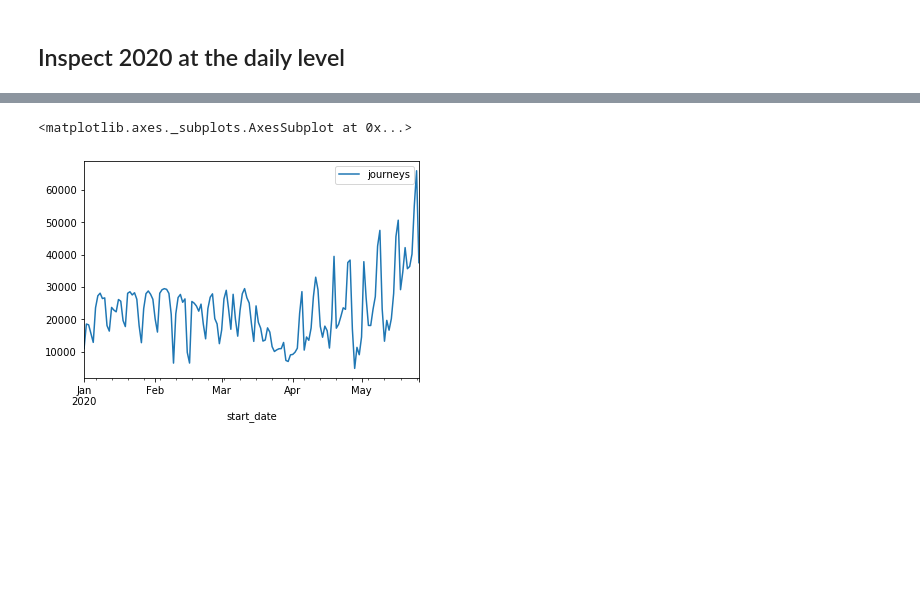
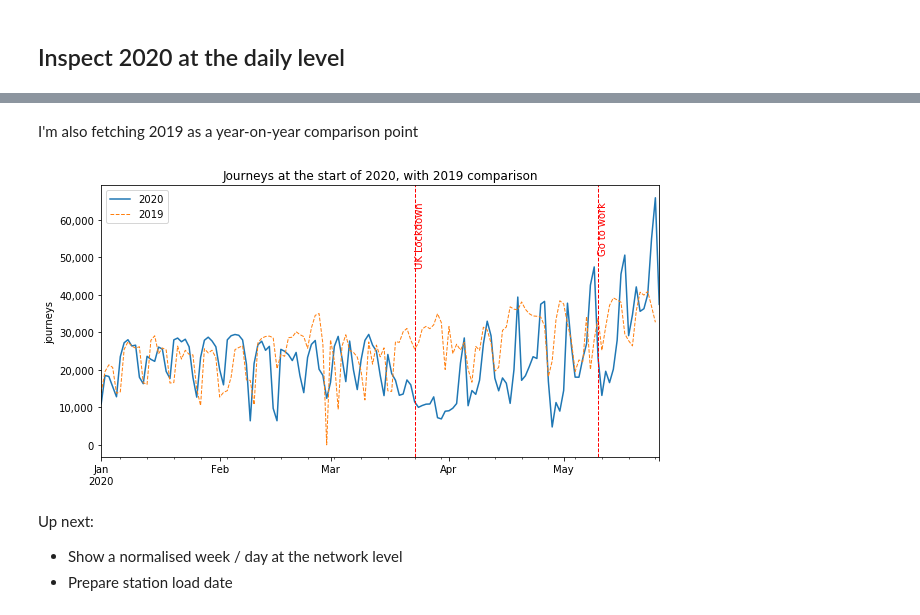
Before and after one commit to Peppers16/tfl_bike_project, a Jupyter notebook: notebooks/BSS_Exploration_MSP-1.ipynb, the cells around one changed output, grey strips where cells are left out. Drawn from its saved outputs; the diff is of its cells as text; code cells hidden in the pictures; blank space fills up the shorter version.

Commit message:
Several timeseries of journeys done.

```diff
--- a/notebooks/BSS_Exploration_MSP-1.ipynb
+++ b/notebooks/BSS_Exploration_MSP-1.ipynb
@@ -71,5 +73,45 @@ df_20.set_index('start_date', inplace=True)
-# %%
-df_20.resample('D').sum().plot();
-# %% [output]
-<matplotlib.axes._subplots.AxesSubplot at 0x...>
-[figure, removed]
+# %% [markdown]
+I'm also fetching 2019 as a year-on-year comparison point
+# %%
+# This fetches minute-ly data which we'll down-sample
+df_19 = pd.read_sql_query("""
+    SELECT
+        "Start Date" AS start_date
+        ,COUNT(*) AS journeys
+    FROM
+        journeys
+    WHERE
+        year = 2019
+        AND month <= 5
+        AND "Start Date" <= "2019-05-26"
+    GROUP BY 1
+    """, db)
+# %%
+df_19['start_date'] = pd.to_datetime(df_19.start_date)
+_ = df_19.copy()
+df_19.set_index('start_date', inplace=True)
+# %%
+# My hacky way of overlaying 2019 with 2020
+_['start_date'] = _['start_date'].apply(lambda x: x + pd.DateOffset(years=1))
+_.set_index('start_date', inplace=True)
+# %%
+ax = df_20.resample('D').sum().plot(label='2020', figsize=(10,5)
+                                   ,title='Journeys at the start of 2020, with 2019 comparison');
+_.resample('D').sum().plot(ax = ax, label='2019', lw=1, linestyle='--');
+
+ax.axvline(pd.to_datetime('2020-03-23'), color='r', linestyle='--', lw=1)
+plt.text(pd.to_datetime('2020-03-23'),65000,'UK Lockdown',rotation=90, color='r', verticalalignment='top')
+
+ax.axvline(pd.to_datetime('2020-05-10'), color='r', linestyle='--', lw=1)
+plt.text(pd.to_datetime('2020-05-10'),65000,'Go to work',rotation=90, color='r', verticalalignment='top')
+
+plt.legend(['2020','2019']);
+ax.set_ylabel('journeys');
+ax.set_yticklabels(['{:,}'.format(int(x)) for x in ax.get_yticks().tolist()]);
+ax.set_xlabel(None);
+# %% [output]
+[figure, added]
+# %% [markdown]
+Up next:
+* Show a normalised week / day at the network level
+* Prepare station load date
```
Also changed, not shown: parts of 1 cell of this notebook.
